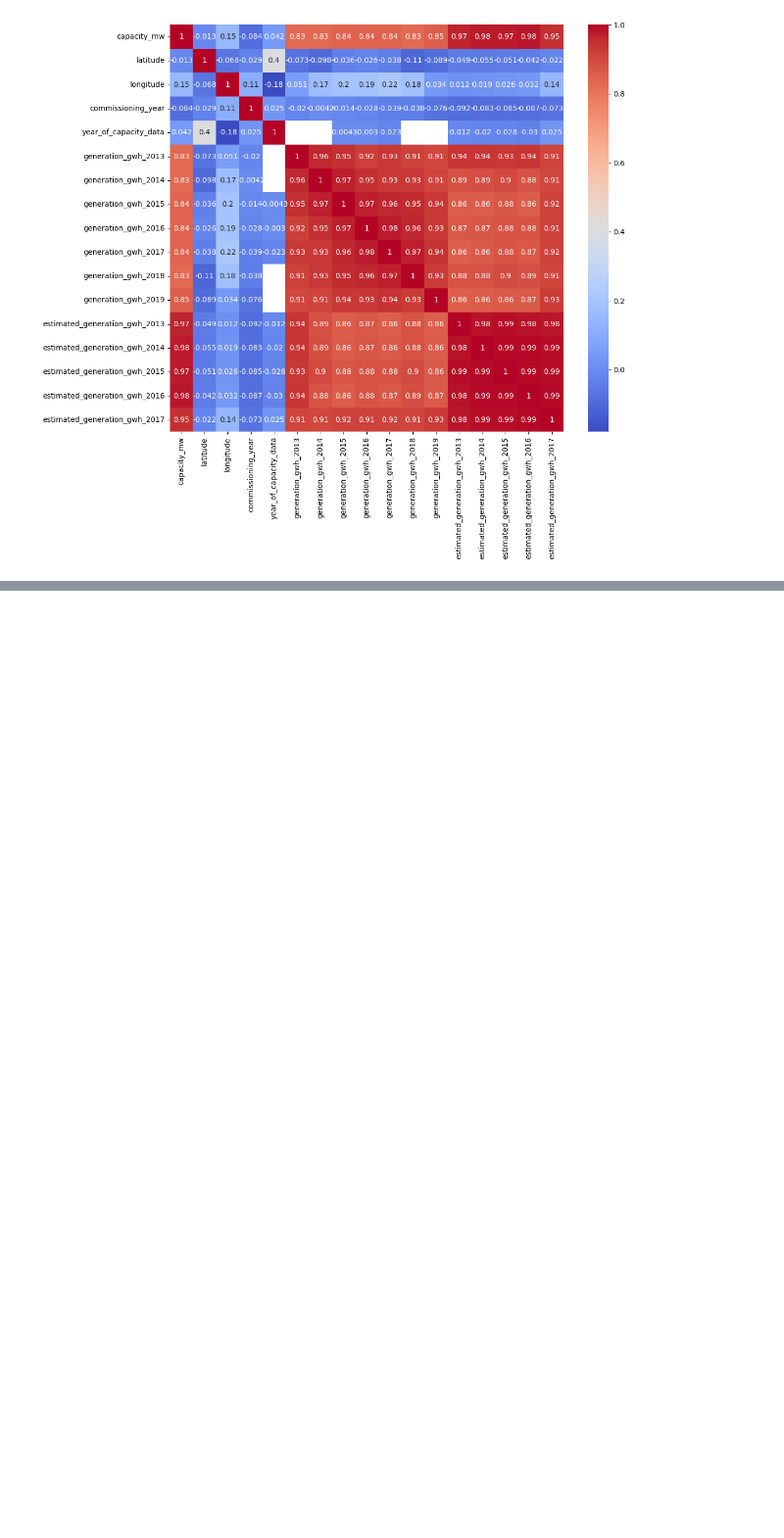
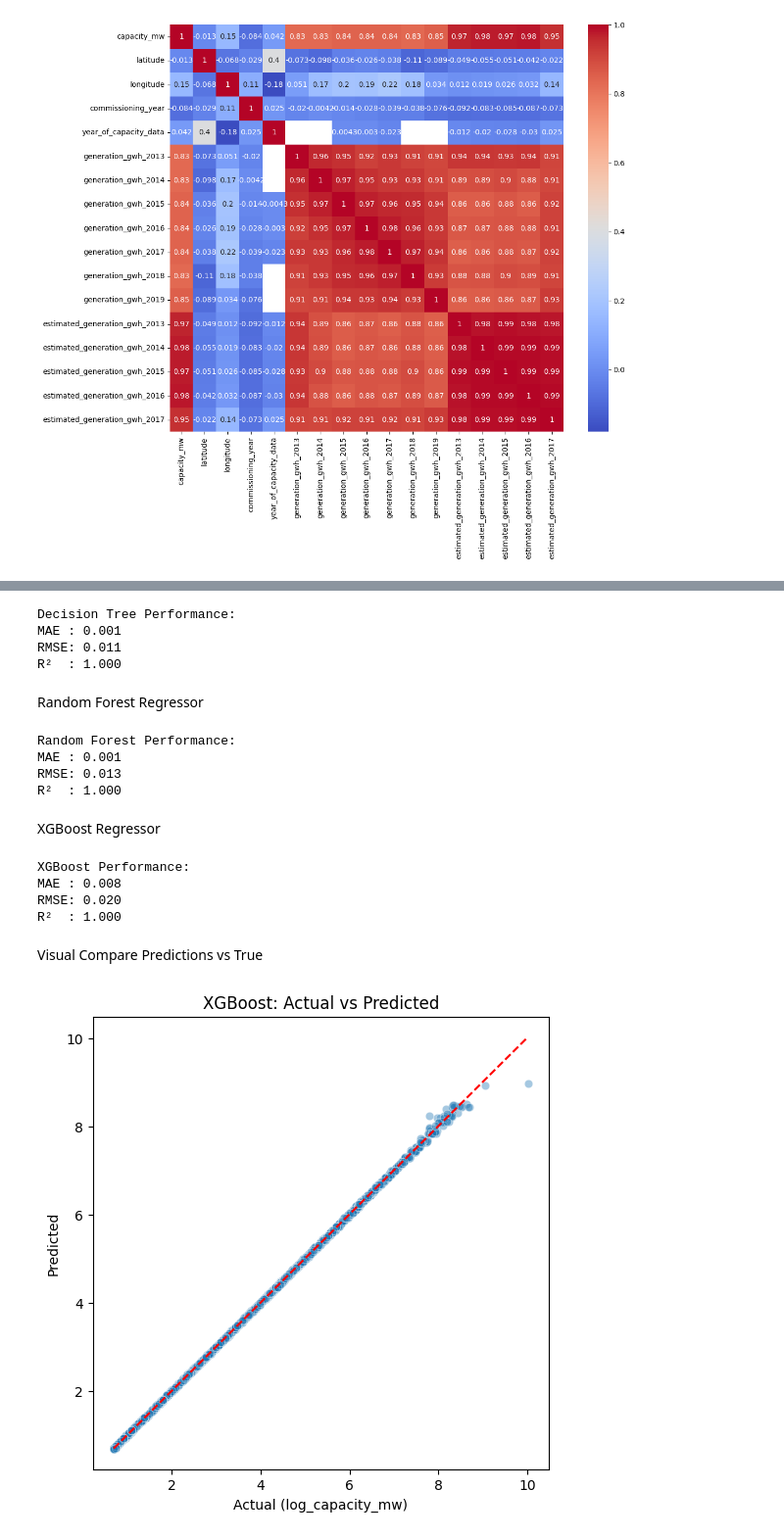
Before and after one commit to erandawi/Global-Energy-Infrastructure-Analysis, a Jupyter notebook: eda.ipynb, the cells around one changed output, grey strips where cells are left out. Shown at 98% size. Saved outputs shown, nothing was run; the diff lists cells and outputs as text; code cells hidden in the pictures; blank space fills up the shorter version.

```diff
--- a/eda.ipynb
+++ b/eda.ipynb
@@ -301,0 +557,61 @@ plt.show()
+# %%
+from sklearn.tree import DecisionTreeRegressor
+
+tree = DecisionTreeRegressor(random_state=42)
+tree.fit(X_train, y_train)
+tree_preds = tree.predict(X_test)
+
+print("Decision Tree Performance:")
+evaluate_model(y_test, tree_preds)
+# %% [output]
+Decision Tree Performance:
+MAE : 0.001
+RMSE: 0.011
+R²  : 1.000
+# %% [markdown]
+ Random Forest Regressor
+# %%
+from sklearn.ensemble import RandomForestRegressor
+
+rf = RandomForestRegressor(n_estimators=100, random_state=42)
+rf.fit(X_train, y_train)
+rf_preds = rf.predict(X_test)
+
+print("Random Forest Performance:")
+evaluate_model(y_test, rf_preds)
+# %% [output]
+Random Forest Performance:
+MAE : 0.001
+RMSE: 0.013
+R²  : 1.000
+# %% [markdown]
+ XGBoost Regressor
+# %%
+from xgboost import XGBRegressor
+
+xgb = XGBRegressor(n_estimators=100, learning_rate=0.1, random_state=42)
+xgb.fit(X_train, y_train)
+xgb_preds = xgb.predict(X_test)
+
+print("XGBoost Performance:")
+evaluate_model(y_test, xgb_preds)
+# %% [output]
+XGBoost Performance:
+MAE : 0.008
+RMSE: 0.020
+R²  : 1.000
+# %% [markdown]
+Visual Compare Predictions vs True
+# %%
+import matplotlib.pyplot as plt
+import seaborn as sns
+
+plt.figure(figsize=(6, 6))
+sns.scatterplot(x=y_test, y=xgb_preds, alpha=0.4)
+plt.xlabel("Actual (log_capacity_mw)")
+plt.ylabel("Predicted")
+plt.title("XGBoost: Actual vs Predicted")
+plt.plot([y_test.min(), y_test.max()], [y_test.min(), y_test.max()], 'r--')  # ideal line
+plt.show()
+# %% [output]
+[figure, added]
```
Also changed, not shown: parts of 66 cells of this notebook, 3 other files.
